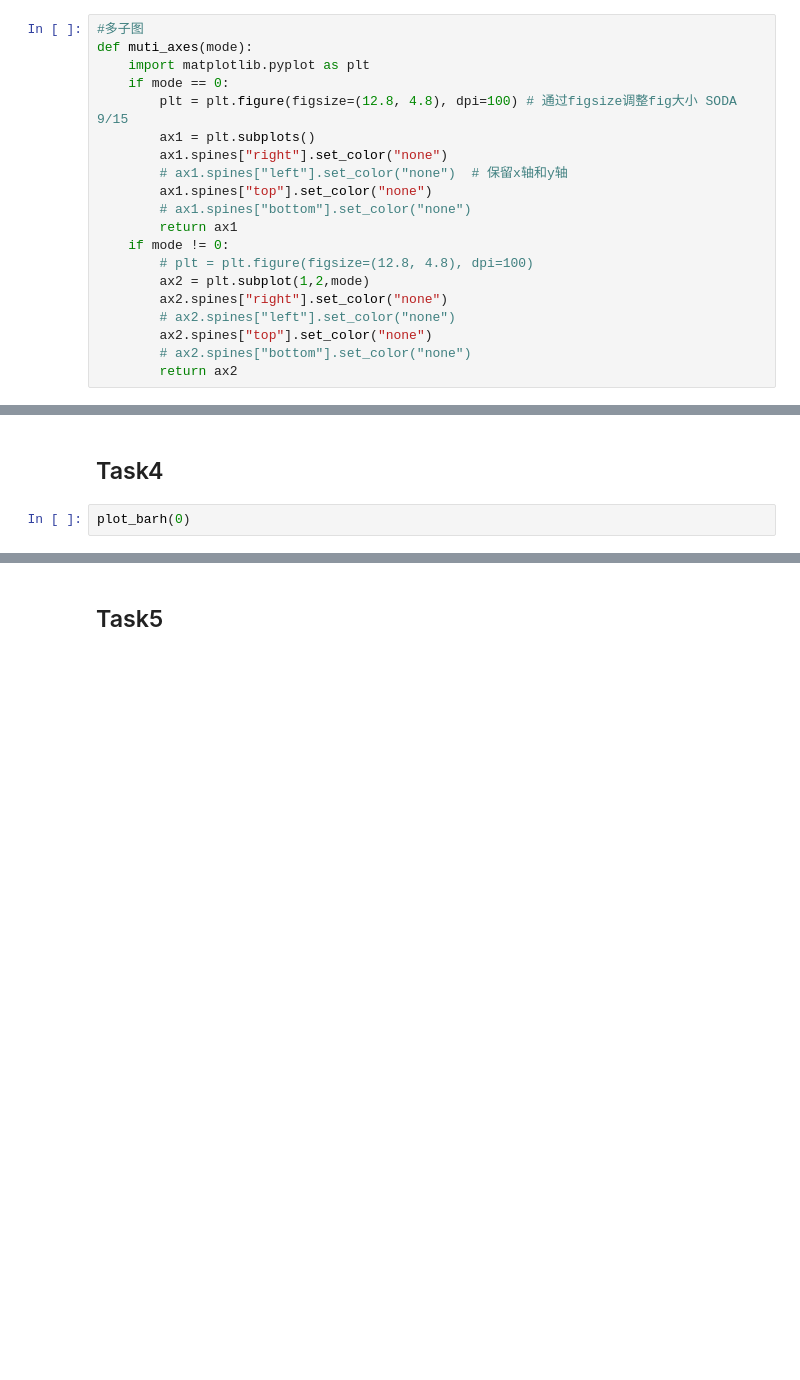
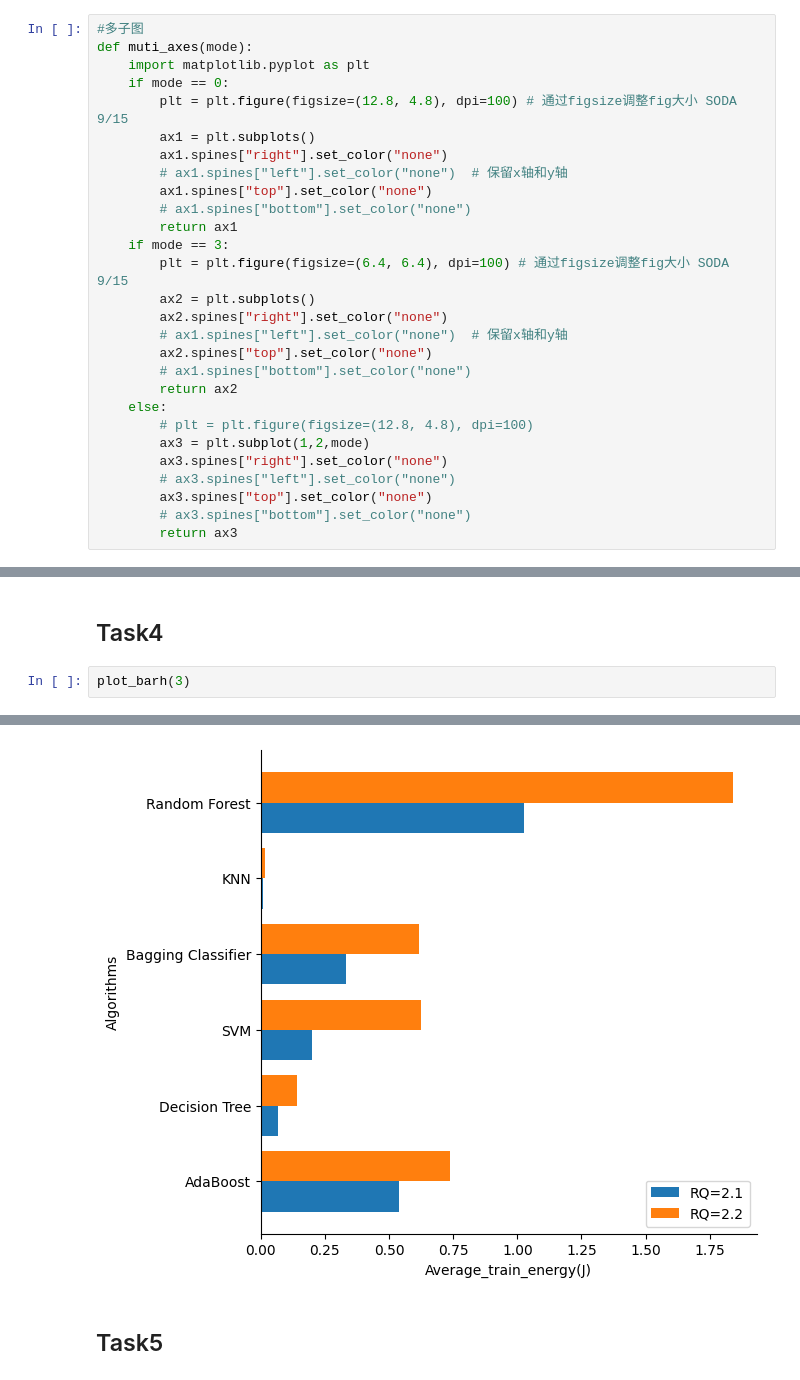
Before and after one commit to kikyo01/info250, a Jupyter notebook: project1/project1.ipynb, the cells around one changed output, grey strips where cells are left out. Cells and saved outputs as stored; diff of their text form; blank space fills up the shorter version.

```diff
--- a/project1/project1.ipynb
+++ b/project1/project1.ipynb
@@ -19,14 +19,22 @@ def muti_axes(mode):
         ax1.spines["top"].set_color("none")
         # ax1.spines["bottom"].set_color("none")
         return ax1
-    if mode != 0:
+    if mode == 3:
+        plt = plt.figure(figsize=(6.4, 6.4), dpi=100) # 通过figsize调整fig大小 SODA 9/15
+        ax2 = plt.subplots()
+        ax2.spines["right"].set_color("none")
+        # ax1.spines["left"].set_color("none")  # 保留x轴和y轴
+        ax2.spines["top"].set_color("none")
+        # ax1.spines["bottom"].set_color("none")
+        return ax2
+    else:
         # plt = plt.figure(figsize=(12.8, 4.8), dpi=100)
-        ax2 = plt.subplot(1,2,mode)
-        ax2.spines["right"].set_color("none")
-        # ax2.spines["left"].set_color("none")
-        ax2.spines["top"].set_color("none")
-        # ax2.spines["bottom"].set_color("none")
-        return ax2
+        ax3 = plt.subplot(1,2,mode)
+        ax3.spines["right"].set_color("none")
+        # ax3.spines["left"].set_color("none")
+        ax3.spines["top"].set_color("none")
+        # ax3.spines["bottom"].set_color("none")
+        return ax3
 # %%
 def xy_egy(algorithm,RQ):
     df1 = df[(df["algorithm"] == algorithm)&(df["RQ"]==RQ)]
@@ -282,5 +298,5 @@ plot_bar2(2,x,y,"Random Forest")
 # %% [markdown]
 ## Task4
 # %%
-plot_barh(0)
+plot_barh(3)
 # %% [output]
@@ -288,3 +303,4 @@ plot_barh(0)
+[figure, added]
 # %% [markdown]
 ## Task5
 # %%
```
Also changed, not shown: parts of 9 cells of this notebook.
